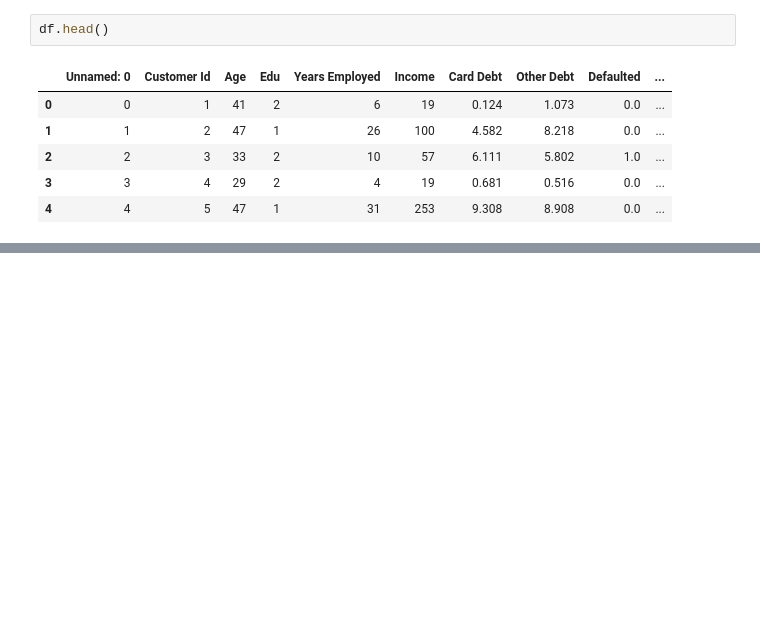
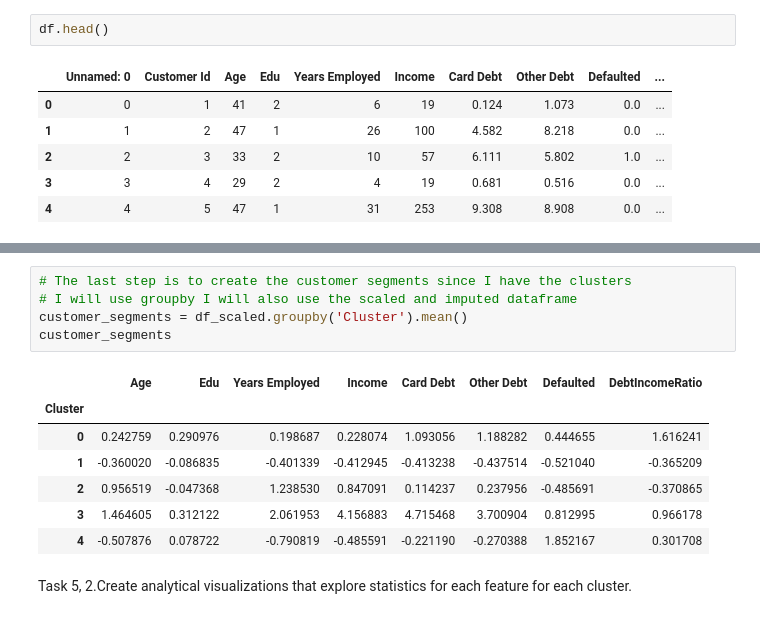
Before and after one commit to ayebaishmo/Loan_ML, a Jupyter notebook: Ayebazibwe_Ishmael.ipynb, the cells around one changed output, grey strips where cells are left out. Saved outputs shown, nothing was run; the diff lists cells and outputs as text; blank space fills up the shorter version.

```diff
--- a/Ayebazibwe_Ishmael.ipynb
+++ b/Ayebazibwe_Ishmael.ipynb
@@ -1294,0 +1266,15 @@ Text(0, 0.5, 'Inertia')
+# %%
+# The last step is to create the customer segments since I have the clusters
+# I will use groupby I will also use the scaled and imputed dataframe
+customer_segments = df_scaled.groupby('Cluster').mean()
+customer_segments
+# %% [output]
+|  | Age | Edu | Years Employed | Income | Card Debt | Other Debt | Defaulted | DebtIncomeRatio |
+| Cluster |  |  |  |  |  |  |  |  |
+| 0 | 0.242759 | 0.290976 | 0.198687 | 0.228074 | 1.093056 | 1.188282 | 0.444655 | 1.616241 |
+| 1 | -0.360020 | -0.086835 | -0.401339 | -0.412945 | -0.413238 | -0.437514 | -0.521040 | -0.365209 |
+| 2 | 0.956519 | -0.047368 | 1.238530 | 0.847091 | 0.114237 | 0.237956 | -0.485691 | -0.370865 |
+| 3 | 1.464605 | 0.312122 | 2.061953 | 4.156883 | 4.715468 | 3.700904 | 0.812995 | 0.966178 |
+| 4 | -0.507876 | 0.078722 | -0.790819 | -0.485591 | -0.221190 | -0.270388 | 1.852167 | 0.301708 |
+# %% [markdown]
+Task 5, 2.Create analytical visualizations that explore statistics for each feature for each cluster.
```
Also changed, not shown: parts of 37 cells of this notebook, 2 other files.
